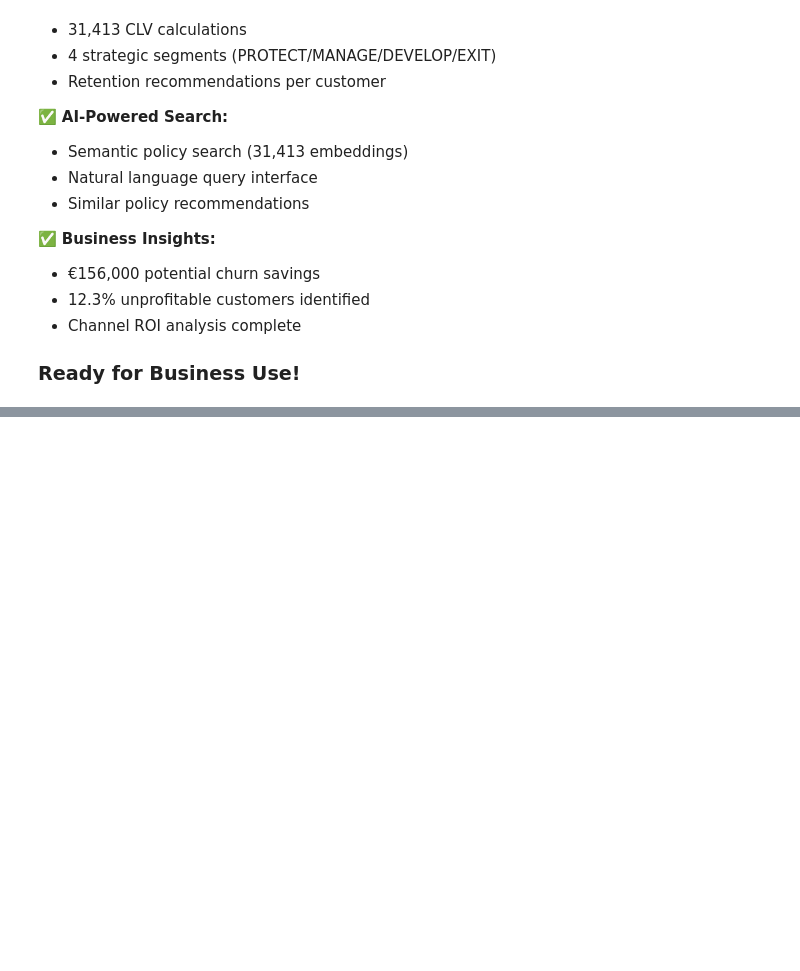
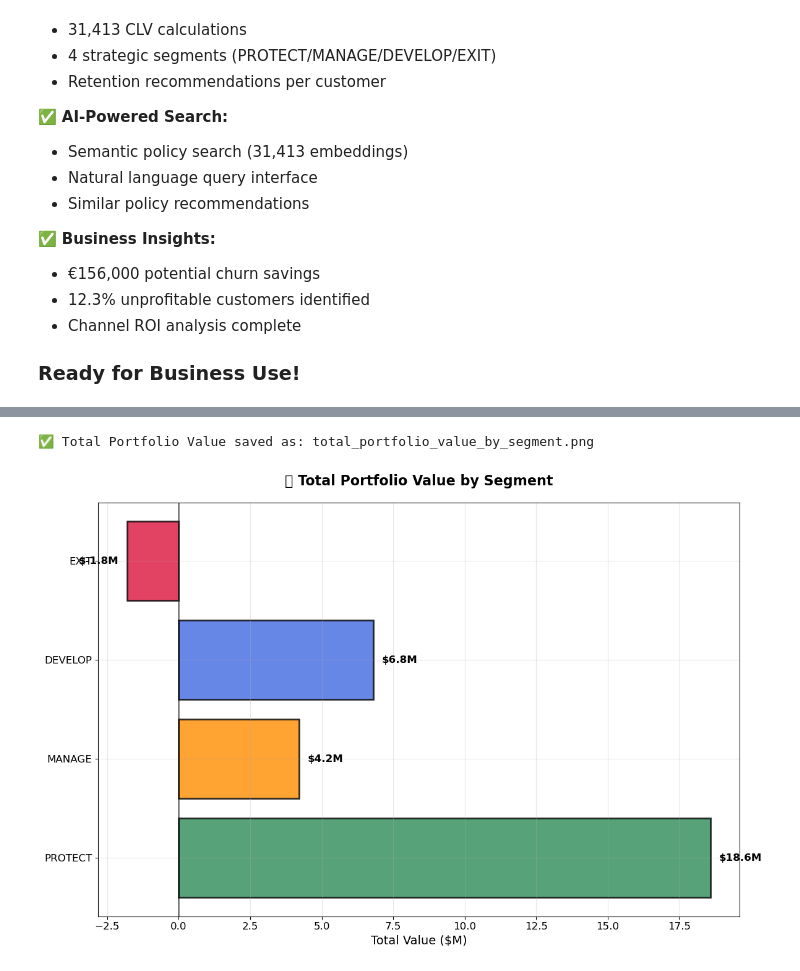
Before and after one commit to VAL-Jerono/Automobile, a Jupyter notebook: CXarticle.ipynb, the cells around one changed output, grey strips where cells are left out. Saved outputs shown, nothing was run; the diff lists cells and outputs as text; code cells hidden in the pictures; blank space fills up the shorter version.

```diff
--- a/CXarticle.ipynb
+++ b/CXarticle.ipynb
@@ -11289,0 +11721,6 @@ PRODUCTION-READY SYSTEM
+# %%
+# Query 4: Total Portfolio Value by Segment
+viz_pipeline.create_total_portfolio_value();
+# %% [output]
+✅ Total Portfolio Value saved as: total_portfolio_value_by_segment.png
+[figure, added]
```
Also changed, not shown: parts of 11 cells of this notebook, 14 other files.
